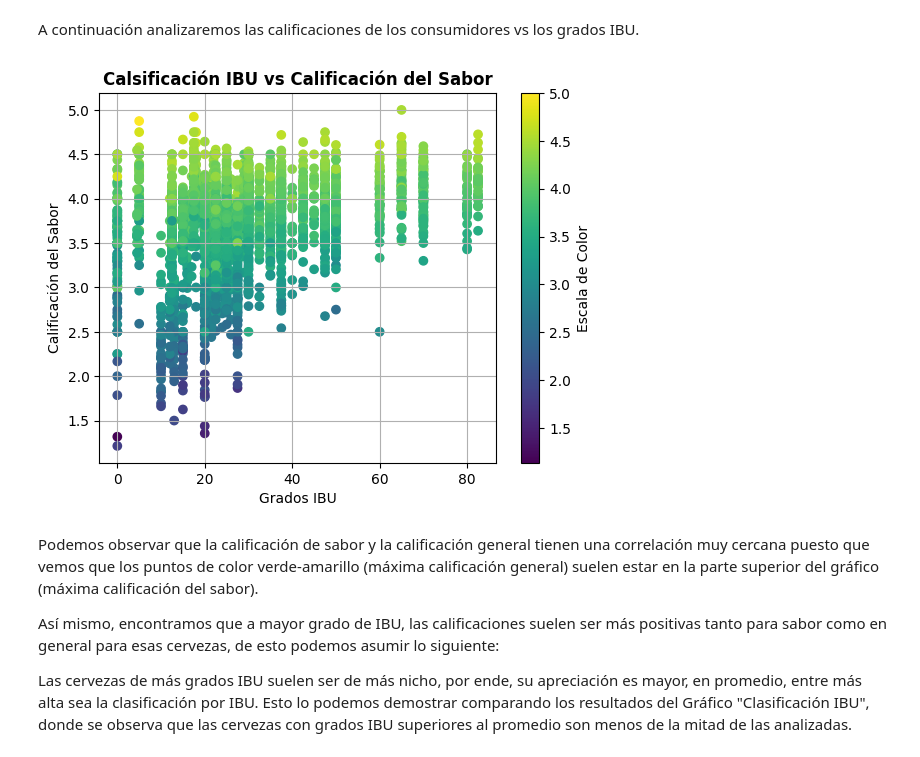
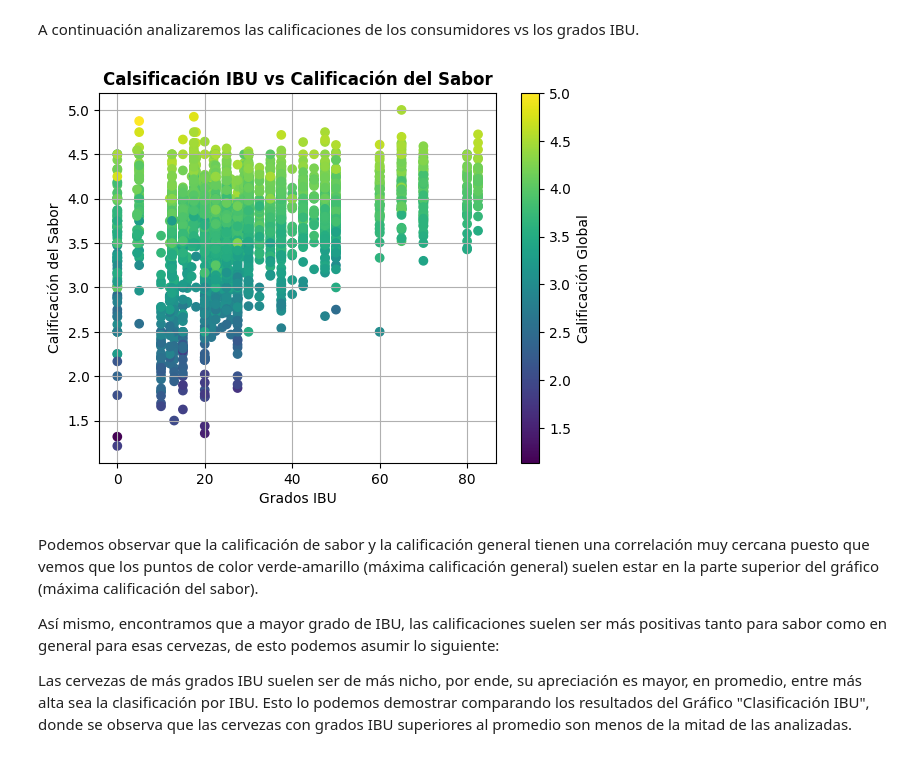
Before and after one commit to JMRRT1992/Coderhouse, a Jupyter notebook: Proyecto/Data/Raw/Entrega 2/vizualizacion_ReyesRetanaT.ipynb, the cells around one changed output. Drawn from its saved outputs; the diff is of its cells as text; code cells hidden in the pictures.

```diff
--- a/Proyecto/Data/Raw/Entrega 2/vizualizacion_ReyesRetanaT.ipynb
+++ b/Proyecto/Data/Raw/Entrega 2/vizualizacion_ReyesRetanaT.ipynb
@@ -437,20 +437,20 @@ A continuación analizaremos las calificaciones de los consumidores vs los grado
 # %%
 #Graficamos la columna IBU Promedio vs la columna review_taste, donde el color de cada punto vendrá dado por la columna
 #review overall.
 IBU2,ax = plt.subplots()
 
 #Nombramos al gráfico para posteriormente poder crear la escala de color.
 IBUsc = ax.scatter(wrk_df['IBU_Promedio'], wrk_df['review_taste'], c = wrk_df['review_overall'])
 ax.set_xlabel(xlabel = 'Grados IBU')
 ax.set_ylabel(ylabel = 'Calificación del Sabor')
 ax.set_title(label = 'Calsificación IBU vs Calificación del Sabor')
 ax.grid(visible = True)
 
 #Creamos la escala de color de acuerdo a la variable review_overall.
 cbar = IBU2.colorbar(IBUsc)
-cbar.set_label('Escala de Color')
+cbar.set_label('Calificación Global')
 # %% [output]
-[figure, old version]
+[figure, new version]
 # %% [markdown]
 Podemos observar que la calificación de sabor y la calificación general tienen una correlación muy cercana puesto que vemos que los puntos de color verde-amarillo (máxima calificación general) suelen estar en la parte superior del gráfico (máxima calificación del sabor).
 
```
Also changed, not shown: parts of 5 cells of this notebook.
